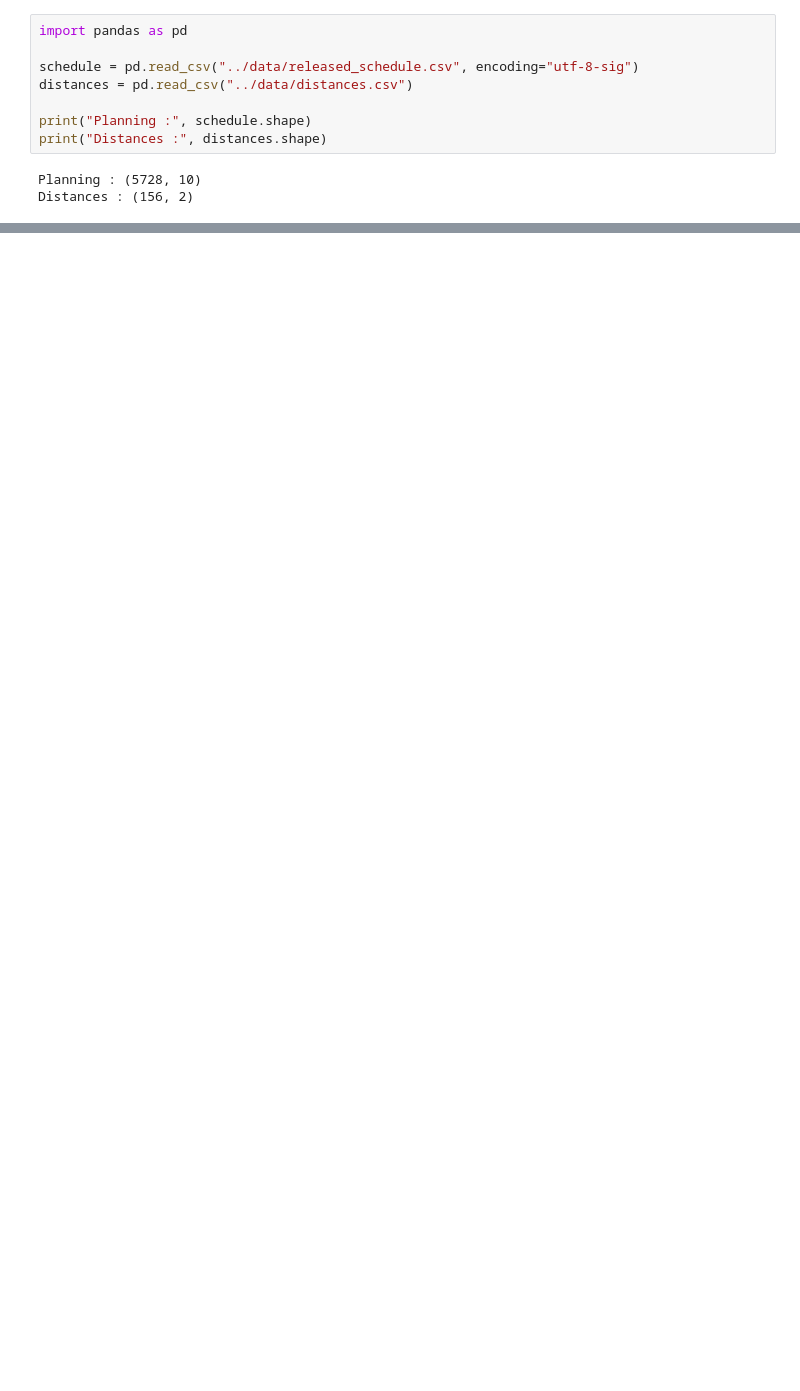
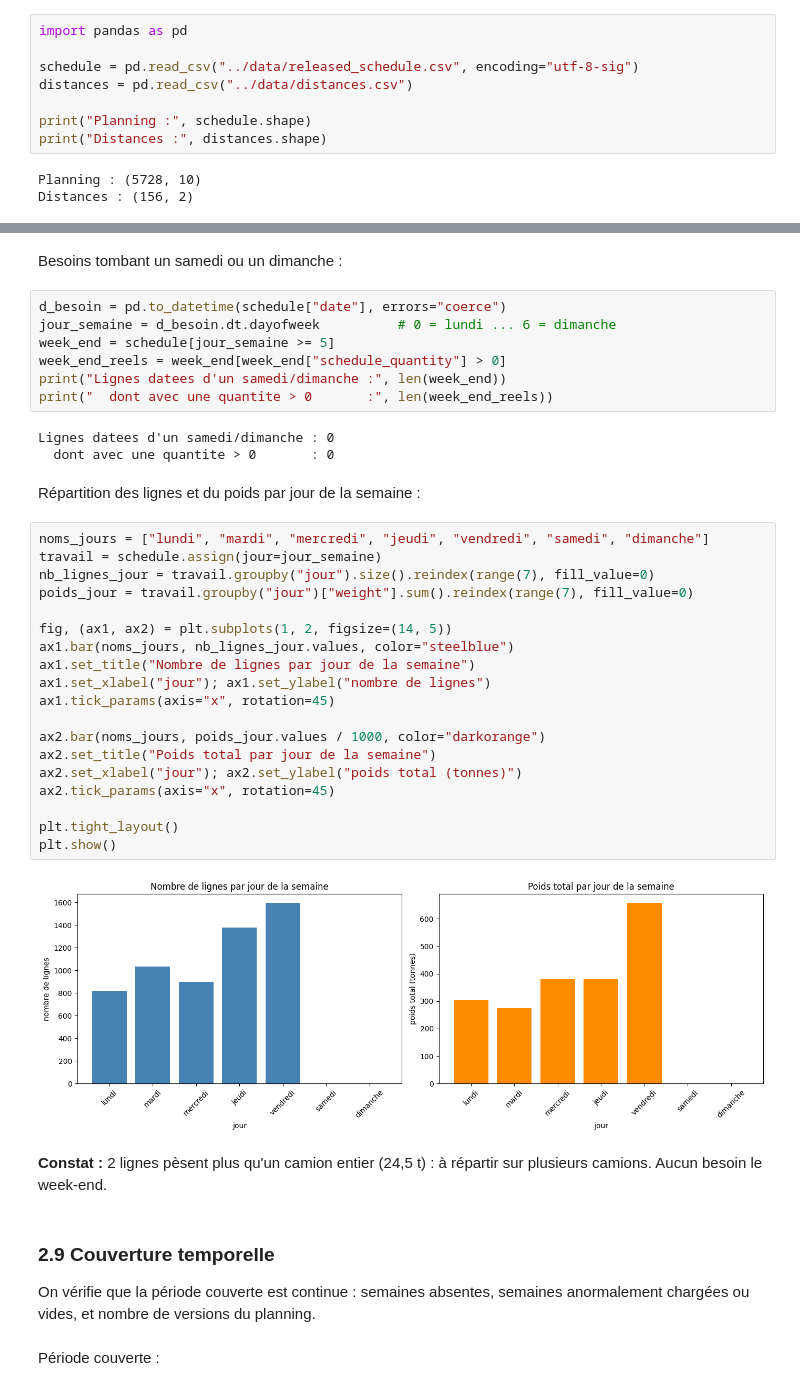
Before and after one commit to FlorentinBIAOU/Projet-IA, a Jupyter notebook: notebooks/milestone1.ipynb, the cells around one changed output, grey strips where cells are left out. Cells and saved outputs as stored; diff of their text form; blank space fills up the shorter version.

```diff
--- a/notebooks/milestone1.ipynb
+++ b/notebooks/milestone1.ipynb
@@ -67,0 +763,44 @@ Distances : (156, 2)
+# %% [markdown]
+Besoins tombant un samedi ou un dimanche :
+# %%
+d_besoin = pd.to_datetime(schedule["date"], errors="coerce")
+jour_semaine = d_besoin.dt.dayofweek          # 0 = lundi ... 6 = dimanche
+week_end = schedule[jour_semaine >= 5]
+week_end_reels = week_end[week_end["schedule_quantity"] > 0]
+print("Lignes datees d'un samedi/dimanche :", len(week_end))
+print("  dont avec une quantite > 0       :", len(week_end_reels))
+# %% [output]
+Lignes datees d'un samedi/dimanche : 0
+  dont avec une quantite > 0       : 0
+# %% [markdown]
+Répartition des lignes et du poids par jour de la semaine :
+# %%
+noms_jours = ["lundi", "mardi", "mercredi", "jeudi", "vendredi", "samedi", "dimanche"]
+travail = schedule.assign(jour=jour_semaine)
+nb_lignes_jour = travail.groupby("jour").size().reindex(range(7), fill_value=0)
+poids_jour = travail.groupby("jour")["weight"].sum().reindex(range(7), fill_value=0)
+
+fig, (ax1, ax2) = plt.subplots(1, 2, figsize=(14, 5))
+ax1.bar(noms_jours, nb_lignes_jour.values, color="steelblue")
+ax1.set_title("Nombre de lignes par jour de la semaine")
+ax1.set_xlabel("jour"); ax1.set_ylabel("nombre de lignes")
+ax1.tick_params(axis="x", rotation=45)
+
+ax2.bar(noms_jours, poids_jour.values / 1000, color="darkorange")
+ax2.set_title("Poids total par jour de la semaine")
+ax2.set_xlabel("jour"); ax2.set_ylabel("poids total (tonnes)")
+ax2.tick_params(axis="x", rotation=45)
+
+plt.tight_layout()
+plt.show()
+# %% [output]
+[figure, added]
+# %% [markdown]
+**Constat :** 2 lignes pèsent plus qu'un camion entier (24,5 t) : à répartir sur plusieurs camions. Aucun besoin le week-end.
+# %% [markdown]
+### 2.9 Couverture temporelle
+
+On vérifie que la période couverte est continue : semaines absentes, semaines
+anormalement chargées ou vides, et nombre de versions du planning.
+# %% [markdown]
+Période couverte :
```
Also changed, not shown: parts of 100 cells of this notebook.
